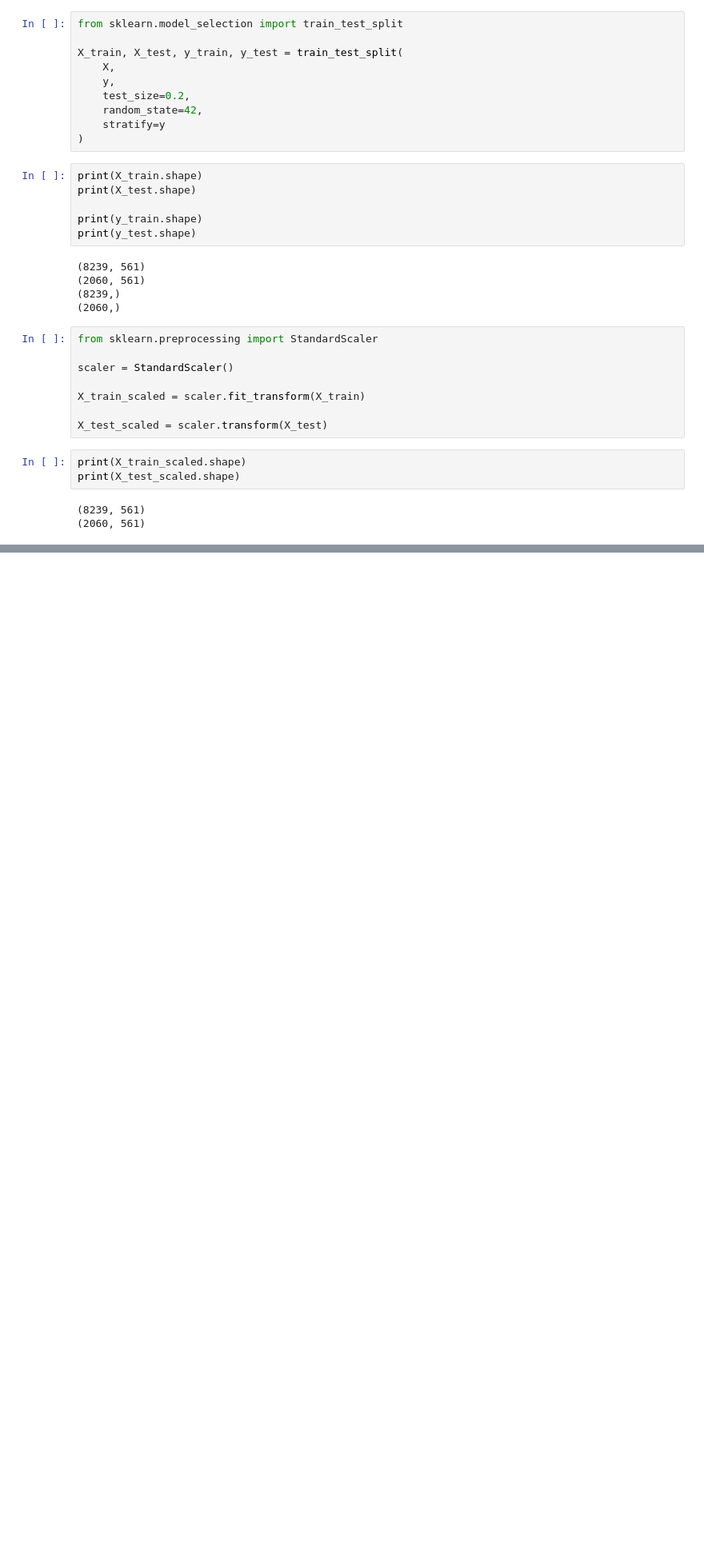
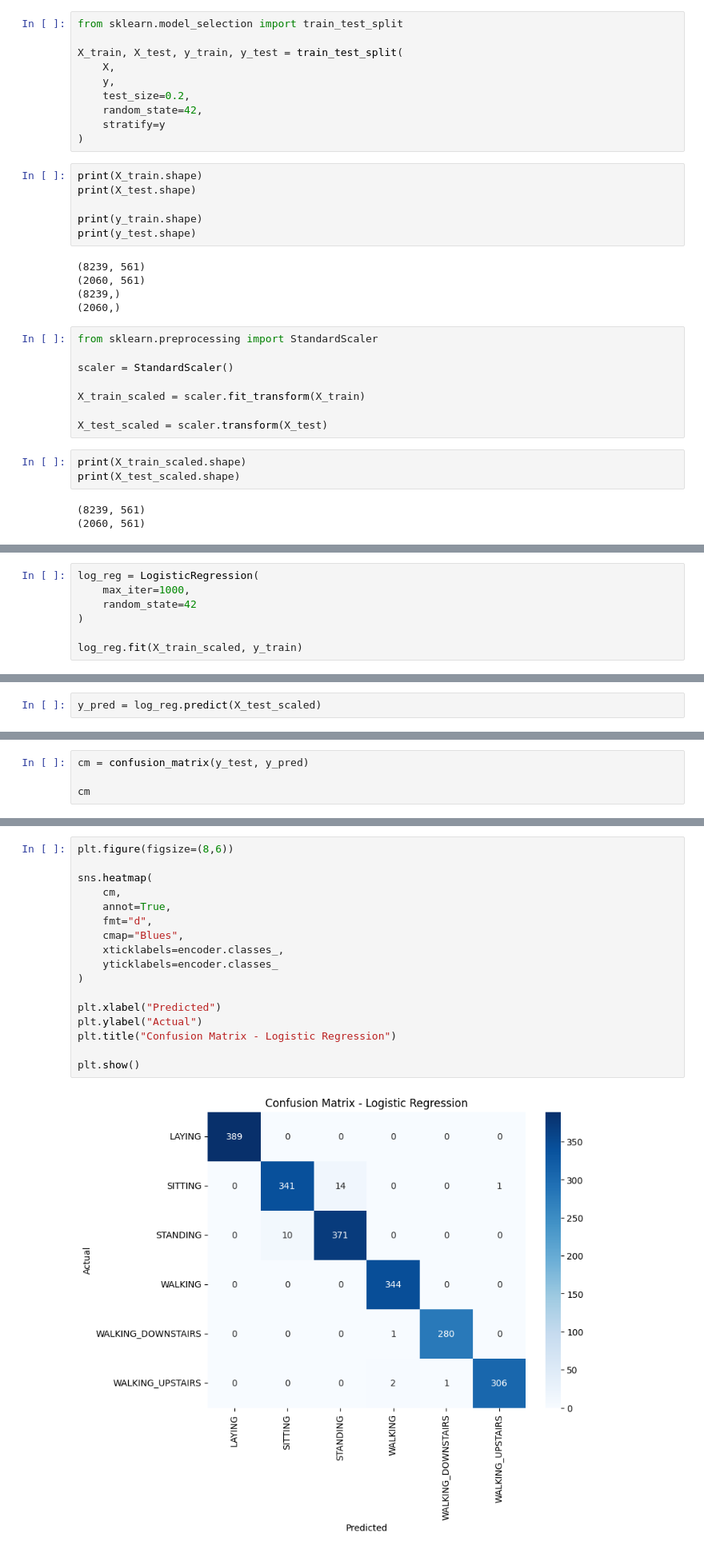
Before and after one commit to Mehnaz-Bashir/Human-Activity-Recognition, a Jupyter notebook: notebooks/04_Model_Training.ipynb, the cells around one changed output, grey strips where cells are left out. Shown at 80% size. Cells and saved outputs as stored; diff of their text form; blank space fills up the shorter version.

Commit message:
Train and evaluate Logistic Regression model

```diff
--- a/notebooks/04_Model_Training.ipynb
+++ b/notebooks/04_Model_Training.ipynb
@@ -179,0 +190,7 @@ print(X_test_scaled.shape)
+# %%
+log_reg = LogisticRegression(
+    max_iter=1000,
+    random_state=42
+)
+
+log_reg.fit(X_train_scaled, y_train)
@@ -179,0 +199,2 @@ print(X_test_scaled.shape)
+# %%
+y_pred = log_reg.predict(X_test_scaled)
@@ -179,0 +226,4 @@ print(X_test_scaled.shape)
+# %%
+cm = confusion_matrix(y_test, y_pred)
+
+cm
@@ -179,0 +237,19 @@ print(X_test_scaled.shape)
+# %%
+plt.figure(figsize=(8,6))
+
+sns.heatmap(
+    cm,
+    annot=True,
+    fmt="d",
+    cmap="Blues",
+    xticklabels=encoder.classes_,
+    yticklabels=encoder.classes_
+)
+
+plt.xlabel("Predicted")
+plt.ylabel("Actual")
+plt.title("Confusion Matrix - Logistic Regression")
+
+plt.show()
+# %% [output]
+[figure, added]
```
Also changed, not shown: parts of 6 cells of this notebook.
